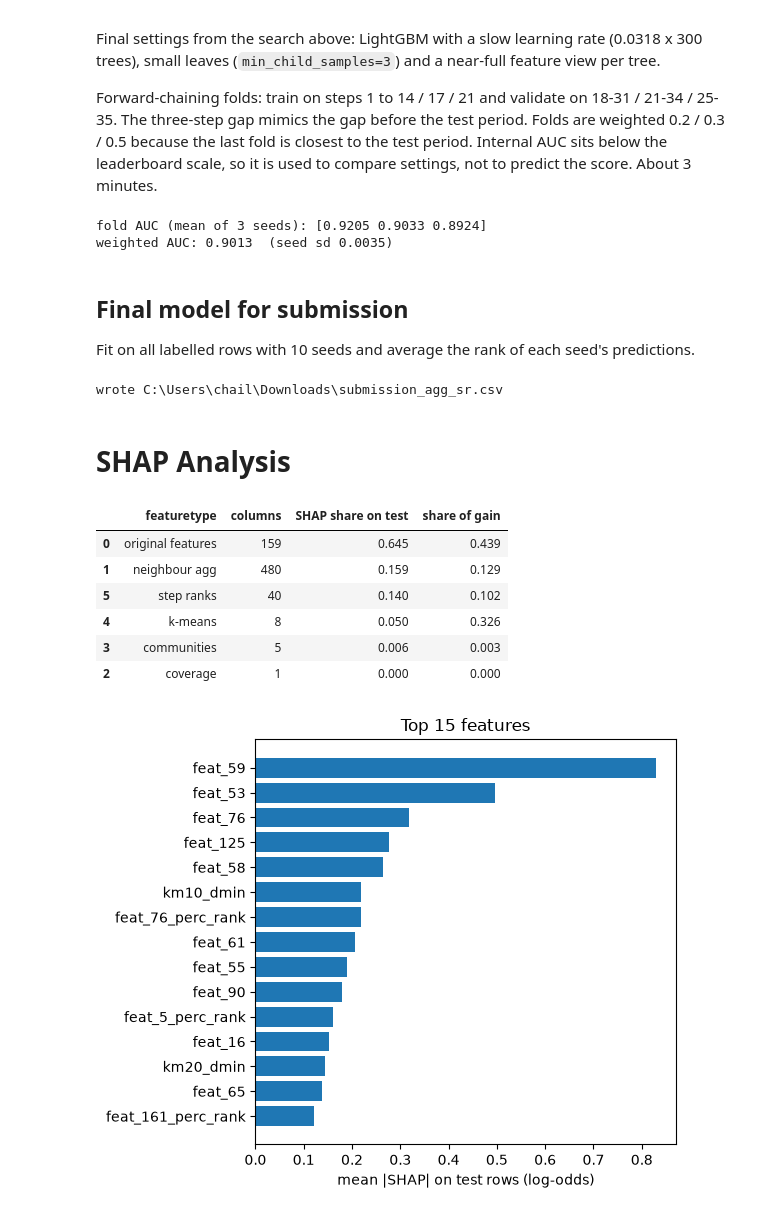
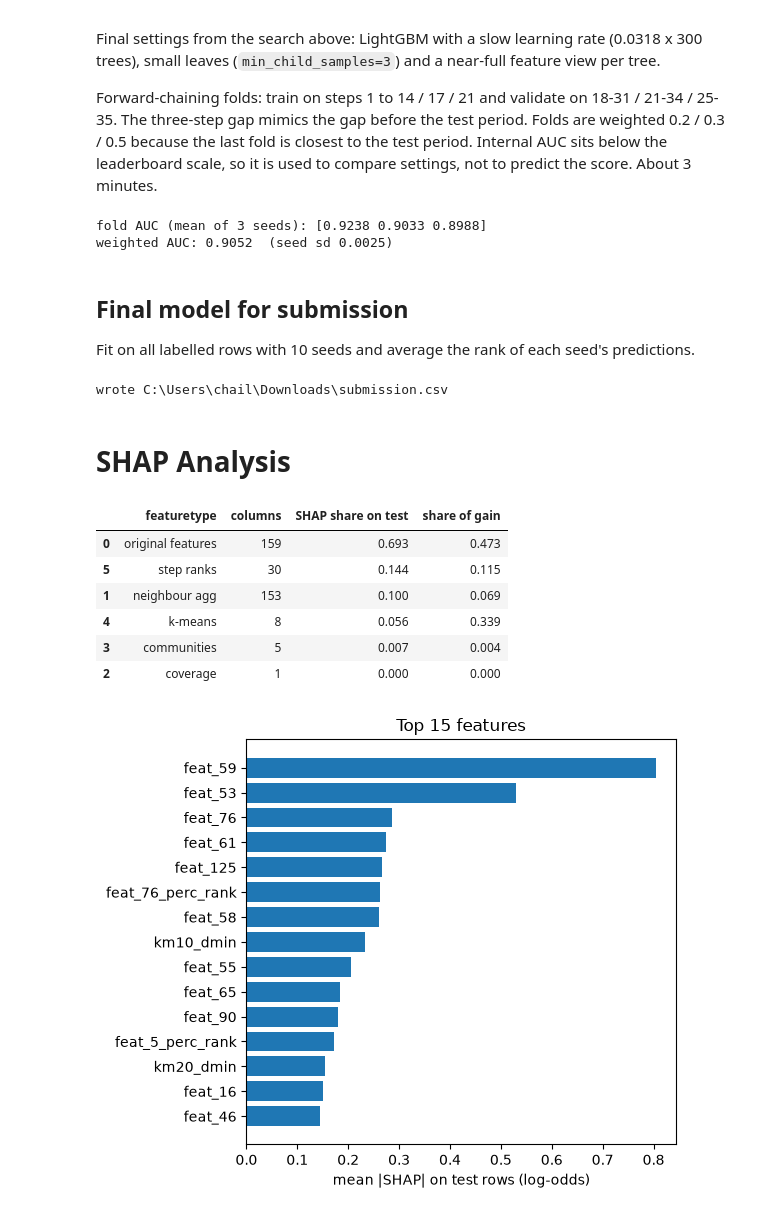
Before and after one commit to chailiam1000-design/4012_kaggle_competition, a Jupyter notebook: final_submission.ipynb, the cells around one changed output. Drawn from its saved outputs; the diff is of its cells as text; code cells hidden in the pictures.

```diff
--- a/final_submission.ipynb
+++ b/final_submission.ipynb
@@ -354,7 +354,6 @@ deg = pd.DataFrame({"deg_out": dict(nx.digraph.OutDegreeView(directed_graph)),"d
 #created undirected graph; 'coverage', 'neighbour aggregates' and 'community' features requires undirected graphs
 undirected_graph = pd.concat([edges[[E1, E2]].set_axis(["a", "b"], axis=1),
                               edges[[E2, E1]].set_axis(["a", "b"], axis=1)], ignore_index=True)
-
 #coverage feat: share of neighbours that are labelled-train or test rows
 #(no.'seen' neighbours)/(total no. neighbours)
 deg_und = undirected_graph.groupby("a").size()
@@ -362,12 +361,10 @@ cov = (undirected_graph[undirected_graph.b.isin(seen)]#keep only 1 dir of undir
        .groupby("a").size()#count no. of edges in 'seen'
        .reindex(deg_und.index).fillna(0)#for nodes that have no edges pointing to 'seen' nodes
        /deg_und).rename("coverage_frac")#(total no. neighbours); rename fraction
-
 # neighbour aggregates features of top 50 features
-AGG = BASE
-node = pop.set_index("txId")[AGG]#lookup tbl to lookup rows by txId
+node = pop.set_index("txId")[AGG50]#lookup tbl to lookup rows by txId
 node_b= undirected_graph[undirected_graph.b.isin(node.index)].join(node, on="b")# filter to keep nodes'b' in pop data and lookup each 'b' to join feature values
-agg_feats = node_b.groupby("a")[AGG].agg(["mean", "max", "std"]) #for each node 'a', compute mean, max, std of all neigbour(s) 'b'
+agg_feats = node_b.groupby("a")[AGG50].agg(["mean", "max", "std"]) #for each node 'a', compute mean, max, std of all neigbour(s) 'b'
 agg_feats.columns = [f"node_b_{c}_{s}" for c, s in agg_feats.columns]
 agg_feats["nbr_known"] = node_b.groupby("a").size()#count no. rows (edges) per 'a' (no.  known neghbours)
 agg_feats = deg.join(agg_feats, how="outer")#joins in/out degree and node
@@ -411,7 +408,7 @@ for k in (10,20,40,60):#4 runs of cluseters:once with 10 then 20 clusters(broad
 k_means = [f"km{k}_{s}" for k in (10, 20, 40, 60) for s in ("dmin", "margin")]
 
 # the 202 features before step ranks (column order kept fixed for reproducibility)
-graph_agg= ["deg_out", "deg_in"] + [f"node_b_{c}_{s}" for c in AGG for s in ("mean", "max", "std")] + ["nbr_known"]
+graph_agg= ["deg_out", "deg_in"] + [f"node_b_{c}_{s}" for c in AGG50 for s in ("mean", "max", "std")] + ["nbr_known"]
 louvain_comm = ["community_size","community_density","frac_of_comp_in_comm","frac_neigh_in_comm","community_log_size"]
 sum_feats = BASE + graph_agg + louvain_comm + k_means + ["coverage_frac"]
 pre = (all_tx.set_index("txId")[["time_step"] + BASE].join([agg_feats, comm, km, cov.to_frame()]).fillna(0))[["time_step"] + sum_feats]
@@ -423,14 +420,14 @@ params = dict(objective="binary", metric="auc", n_estimators=100, learning_rate=
 y_lab = lab_train.set_index("txId")["label"].astype(int)
 imp = lgb.LGBMClassifier(**params).fit(pre.loc[y_lab.index, sum_feats], y_lab)
 gain = pd.Series(imp.booster_.feature_importance("gain"), index=sum_feats)
-TOP40 = [c for c in gain.sort_values(ascending=False).index if c in BASE][:40]
+TOP30 = [c for c in gain.sort_values(ascending=False).index if c in BASE][:30]
 #calc step ranks
 perc_rank = pop[["txId"]].copy()
-for c in TOP40:#for each of 30impt feats, a percentile rank is calc
+for c in TOP30:#for each of 30impt feats, a percentile rank is calc
     perc_rank[f"{c}_perc_rank"] = pop.groupby("time_step")[c].rank(pct=True)#for each labelled row, it checks what fraction of transactions in its own `time_step` has a value < or =
 perc_rank = perc_rank.set_index("txId")#df 'perc_ranl' contains 40 new rank columns
 
-tot_feats = sum_feats + [f"{c}_perc_rank" for c in TOP40]
+tot_feats = sum_feats + [f"{c}_perc_rank" for c in TOP30]
 feat = pre.join(perc_rank).fillna(0)
 lab = feat.loc[lab_train.txId].assign(label=y_lab.loc[lab_train.txId].values)
 tst = feat.loc[test.txId]
@@ -448,7 +445,7 @@ Hyperparameter settings are searched for sequntially, each stage starting from t
 |3| check leaves * min_child_samples at budget|mcs=20 won in CV fold, but did worse in kaggled leaderboard , so mcs 3 stays|
 |4| fine search around stage 3 with lr and `min_child_samples` fixed|random trial 3: 79 leaves, bagging 0.68, colsample 0.97, bynode 0.8, L2 0.001|
 # %%
-RUN_TUNING = False
+RUN_TUNING = True
 #fowward-chaining temporal CV splits:eg (1,14), (18,31) trains from time step 1 to 14, validates on ts 18 through 31
 FOLDS_A = [((1, 14), (18, 31)),
            ((1, 17), (21, 34)),
@@ -541,13 +538,13 @@ updated_params = dict(objecttive="binary", metric="auc", learning_rate=0.0318, n
 y_lab = lab_train.set_index("txId")["label"].astype(int)
 imp = lgb.LGBMClassifier(**updated_params).fit(pre.loc[y_lab.index, sum_feats], y_lab)
 gain = pd.Series(imp.booster_.feature_importance("gain"), index=sum_feats)
-TOP40 = [c for c in gain.sort_values(ascending=False).index if c in BASE][:40]
+TOP30 = [c for c in gain.sort_values(ascending=False).index if c in BASE][:30]
 update_rank = pop[["txId"]].copy()
-for feat in TOP40:
+for feat in TOP30:
     update_rank[f"{feat}_perc_rank"]= pop.groupby("time_step")[feat].rank(pct=True)
 update_rank = update_rank.set_index("txId")
 
-tot_feats = sum_feats +[f"{c}_perc_rank" for c in TOP40]
+tot_feats = sum_feats +[f"{c}_perc_rank" for c in TOP30]
 feat = pre.join(update_rank).fillna(0)# pre has no step-rank columns, so the old ones are dropped here
 lab = feat.loc[lab_train.txId].assign(label=y_lab.loc[lab_train.txId].values)
 tst = feat.loc[test.txId]
@@ -675,8 +672,8 @@ for s in range(3):
 print("fold AUC (mean of 3 seeds):", grid.mean(axis=0).round(4))
 print(f"weighted AUC: {(grid @ WEIGHTS).mean():.4f}  (seed sd {(grid @ WEIGHTS).std():.4f})")
 # %% [output]
-fold AUC (mean of 3 seeds): [0.9205 0.9033 0.8924]
-weighted AUC: 0.9013  (seed sd 0.0035)
+fold AUC (mean of 3 seeds): [0.9238 0.9033 0.8988]
+weighted AUC: 0.9052  (seed sd 0.0025)
 # %% [markdown]
 ## Final model for submission
 
@@ -691,43 +688,43 @@ Xt = tst[tot_feats].to_numpy(np.float32)
 ranks = np.mean([rankdata(lgb.LGBMClassifier(**PARAMS, random_state=s).fit(X, y)
                           .predict_proba(Xt)[:, 1]) / len(Xt) for s in range(10)], axis=0)
 sub = pd.DataFrame({"index": test["index"].values, "target": ranks})
-sub.to_csv(OUT / "submission_agg_sr.csv", index=False)
-print("wrote", OUT / "submission_agg_sr.csv")
+sub.to_csv(OUT / "submission.csv", index=False)
+print("wrote", OUT / "submission.csv")
 # %% [output]
-wrote C:\Users\chail\Downloads\submission_agg_sr.csv
+wrote C:\Users\chail\Downloads\submission.csv
 # %% [markdown]
 # SHAP Analysis
 # %%
 feat_types = {"original features": BASE, "neighbour agg":graph_agg,"coverage":["coverage_frac"],
-              "communities":louvain_comm,"k-means":k_means,"step ranks":[f"{c}_perc_rank" for c in TOP40]}
+              "communities":louvain_comm,"k-means":k_means,"step ranks":[f"{c}_perc_rank" for c in TOP30]}
 all_cols = [c for cols in feat_types.values() for c in cols]
 model = lgb.LGBMClassifier(**PARAMS, random_state=0)
 model.fit(lab[tot_feats].to_numpy(np.float32), lab["label"].to_numpy())
 #tree SHAP on test rows
 Xt = tst[tot_feats].to_numpy(np.float32)
 contrib = model.predict(Xt, pred_contrib=True)# one column per feature + a last bias column
 shap_abs = pd.Series(np.abs(contrib[:, :-1]).mean(axis=0), index=tot_feats)
 gain = pd.Series(model.booster_.feature_importance("gain"), index=tot_feats)
 #share of SHAP and of gain per feat_type
 rows = []
 for name, cols in feat_types.items():
     rows.append({"featuretype": name,"columns": len(cols),
                  "SHAP share on test": shap_abs[cols].sum()/shap_abs.sum(),"share of gain": gain[cols].sum()/gain.sum()})
 display(pd.DataFrame(rows).sort_values("SHAP share on test", ascending=False).round(3))
 #top 15 feats by mean |SHAP| on test
 top = shap_abs.sort_values(ascending=False).head(15)
 plt.figure(figsize=(6, 5))
 plt.barh(top.index[::-1], top.values[::-1])
 plt.xlabel("mean |SHAP| on test rows (log-odds)")
 plt.title("Top 15 features")
 plt.tight_layout()
 plt.show()
 # %% [output]
 |  | featuretype | columns | SHAP share on test | share of gain |
-| 0 | original features | 159 | 0.645 | 0.439 |
-| 1 | neighbour agg | 480 | 0.159 | 0.129 |
-| 5 | step ranks | 40 | 0.140 | 0.102 |
-| 4 | k-means | 8 | 0.050 | 0.326 |
-| 3 | communities | 5 | 0.006 | 0.003 |
+| 0 | original features | 159 | 0.693 | 0.473 |
+| 5 | step ranks | 30 | 0.144 | 0.115 |
+| 1 | neighbour agg | 153 | 0.100 | 0.069 |
+| 4 | k-means | 8 | 0.056 | 0.339 |
+| 3 | communities | 5 | 0.007 | 0.004 |
 | 2 | coverage | 1 | 0.000 | 0.000 |
-[figure, old version]
+[figure, new version]
```
Also changed, not shown: parts of 6 cells of this notebook.
